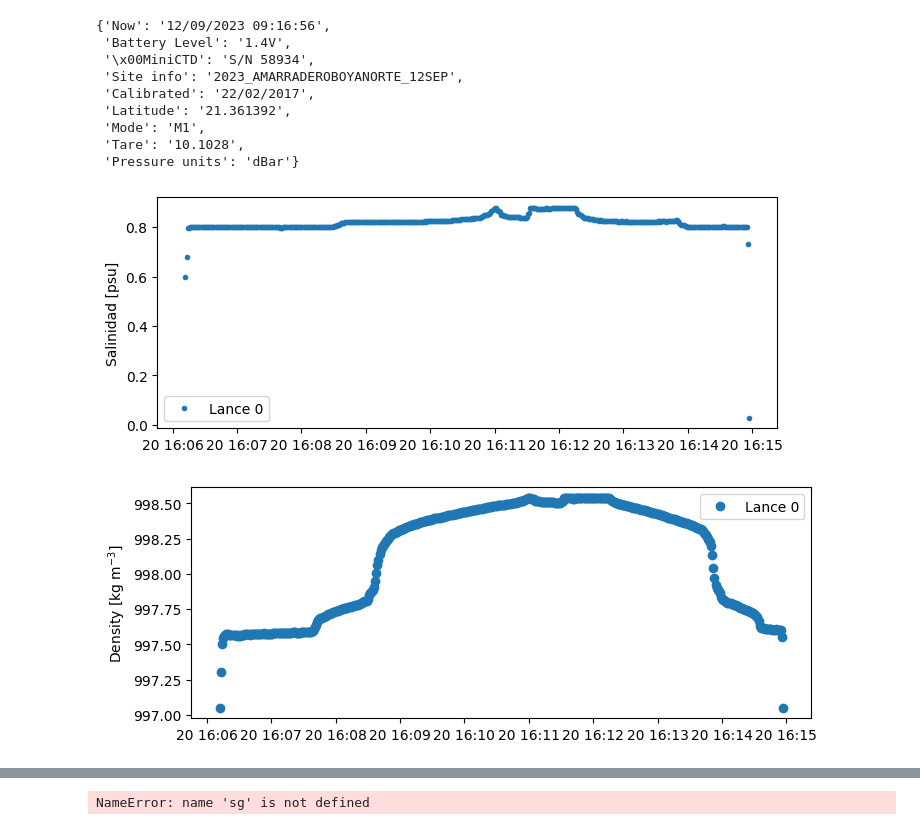
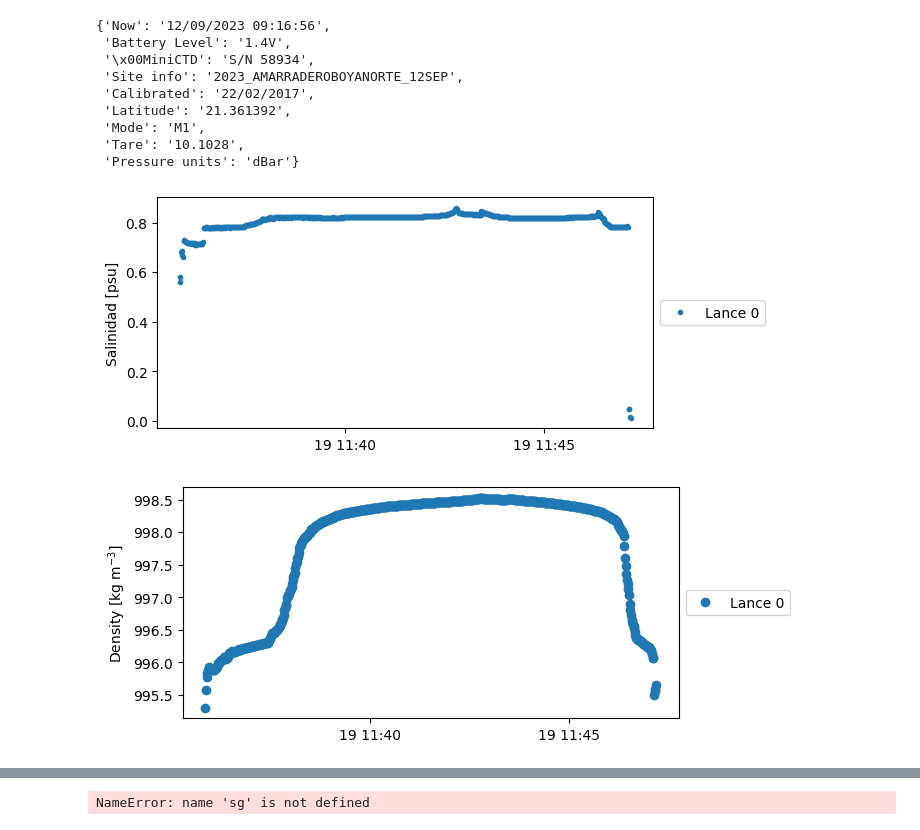
Before and after one commit to indahector/ctd_env, a Jupyter notebook: Development.ipynb, the cells around one changed output, grey strips where cells are left out. Cells and saved outputs as stored; diff of their text form; code cells hidden in the pictures.

```diff
--- a/Development.ipynb
+++ b/Development.ipynb
@@ -122,7 +126,8 @@ metadata
 # %%
 output_throws(df,metadata)
 # %%
-df, fig0, fig1 = analyze_ctd("Datos/V000063.TXT", plot=True)
+# df, fig0, fig1 = analyze_ctd("Datos/V000015.txt", plot=True)
+df, fig0, fig1 = analyze_ctd("Datos/V000019.TXT", plot=True)
 # %% [output]
-[figure, old version]
+[figure, new version]
-[figure, old version]
+[figure, new version]
```
Also changed, not shown: parts of 30 cells of this notebook, 2 other files.
